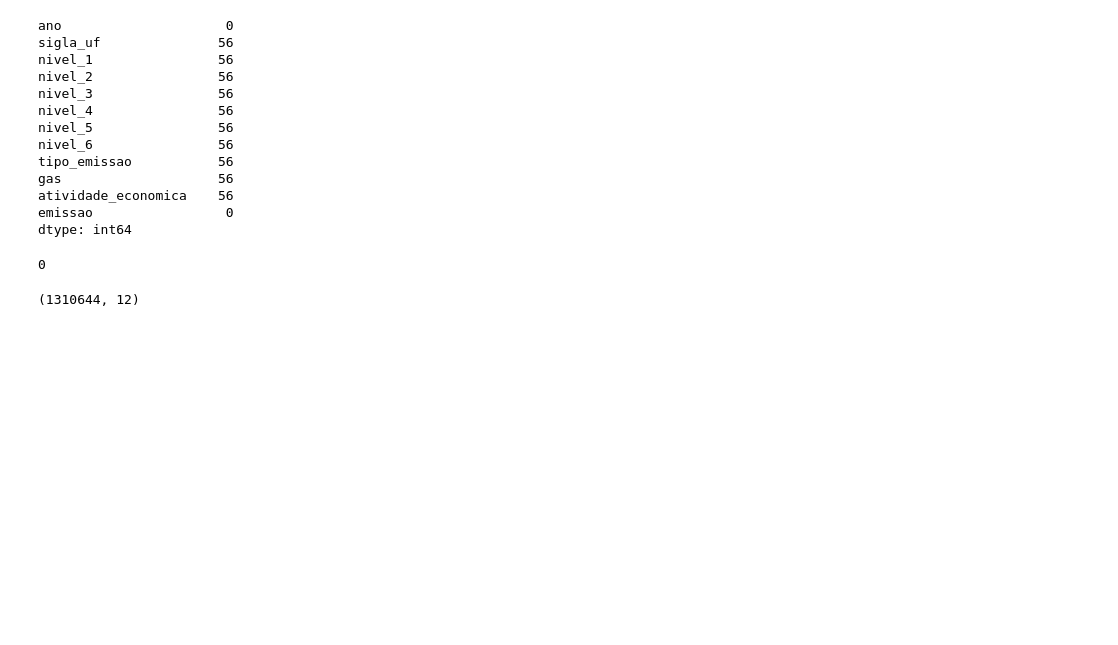
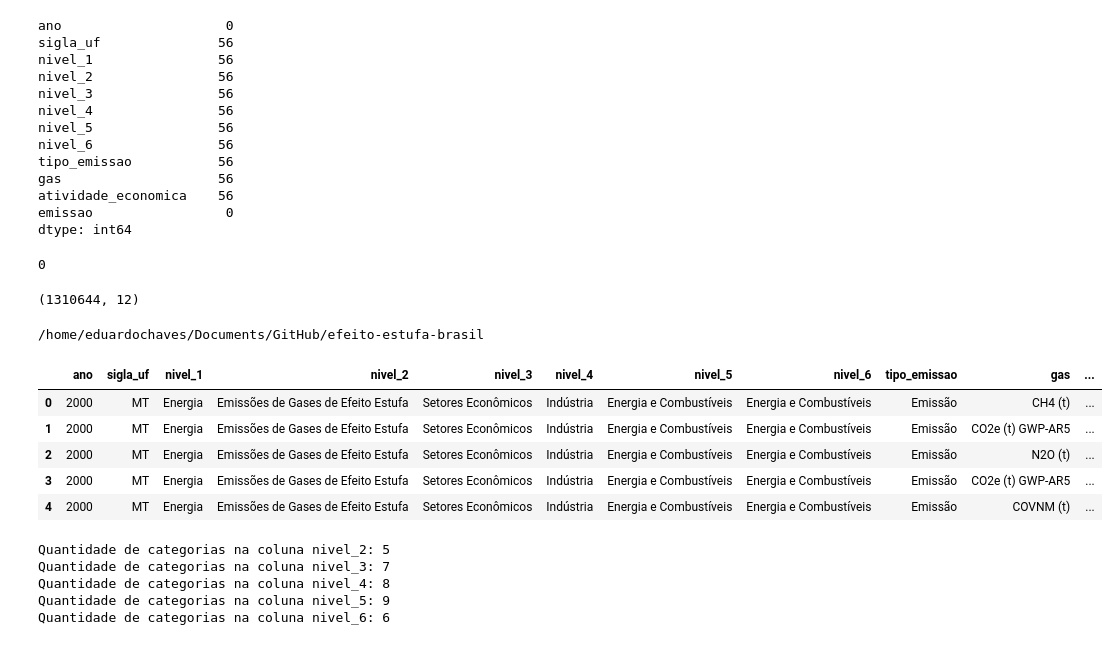
Before and after one commit to eduardochaves1/efeito-estufa-brasil, a Jupyter notebook: notebooks/data_cleaning.ipynb, the cells around one changed output. Cells and saved outputs as stored; diff of their text form; code cells hidden in the pictures; blank space fills up the shorter version.

Commit message:
IMPROVED data_cleaning

```diff
--- a/notebooks/data_cleaning.ipynb
+++ b/notebooks/data_cleaning.ipynb
@@ -388,3 +388,32 @@ df.isnull().sum().sum()
 df.shape
 # %% [output]
 (1310644, 12)
+# %%
+from IPython import get_ipython
+get_ipython().run_line_magic('cd', '..')
+
+from data.features_abstractions import features_abstractions
+# %% [output]
+/home/eduardochaves/Documents/GitHub/efeito-estufa-brasil
+# %%
+for feature, abstractions in features_abstractions.items():
+    for abstraction, subcategories in abstractions.items():
+        df[feature] = df[feature].replace(to_replace=subcategories, value=abstraction)
+# %%
+df.head()
+# %% [output]
+|  | ano | sigla_uf | nivel_1 | nivel_2 | nivel_3 | nivel_4 | nivel_5 | nivel_6 | tipo_emissao | gas | ... |
+| 0 | 2000 | MT | Energia | Emissões de Gases de Efeito Estufa | Setores Econômicos | Indústria | Energia e Combustíveis | Energia e Combustíveis | Emissão | CH4 (t) | ... |
+| 1 | 2000 | MT | Energia | Emissões de Gases de Efeito Estufa | Setores Econômicos | Indústria | Energia e Combustíveis | Energia e Combustíveis | Emissão | CO2e (t) GWP-AR5 | ... |
+| 2 | 2000 | MT | Energia | Emissões de Gases de Efeito Estufa | Setores Econômicos | Indústria | Energia e Combustíveis | Energia e Combustíveis | Emissão | N2O (t) | ... |
+| 3 | 2000 | MT | Energia | Emissões de Gases de Efeito Estufa | Setores Econômicos | Indústria | Energia e Combustíveis | Energia e Combustíveis | Emissão | CO2e (t) GWP-AR5 | ... |
+| 4 | 2000 | MT | Energia | Emissões de Gases de Efeito Estufa | Setores Econômicos | Indústria | Energia e Combustíveis | Energia e Combustíveis | Emissão | COVNM (t) | ... |
+# %%
+for feature in features_abstractions.keys():
+    print(f'Quantidade de categorias na coluna {feature}: {df[feature].nunique()}')
+# %% [output]
+Quantidade de categorias na coluna nivel_2: 5
+Quantidade de categorias na coluna nivel_3: 7
+Quantidade de categorias na coluna nivel_4: 8
+Quantidade de categorias na coluna nivel_5: 9
+Quantidade de categorias na coluna nivel_6: 6
```
Also changed, not shown: parts of 3 cells of this notebook, 1 other file.
